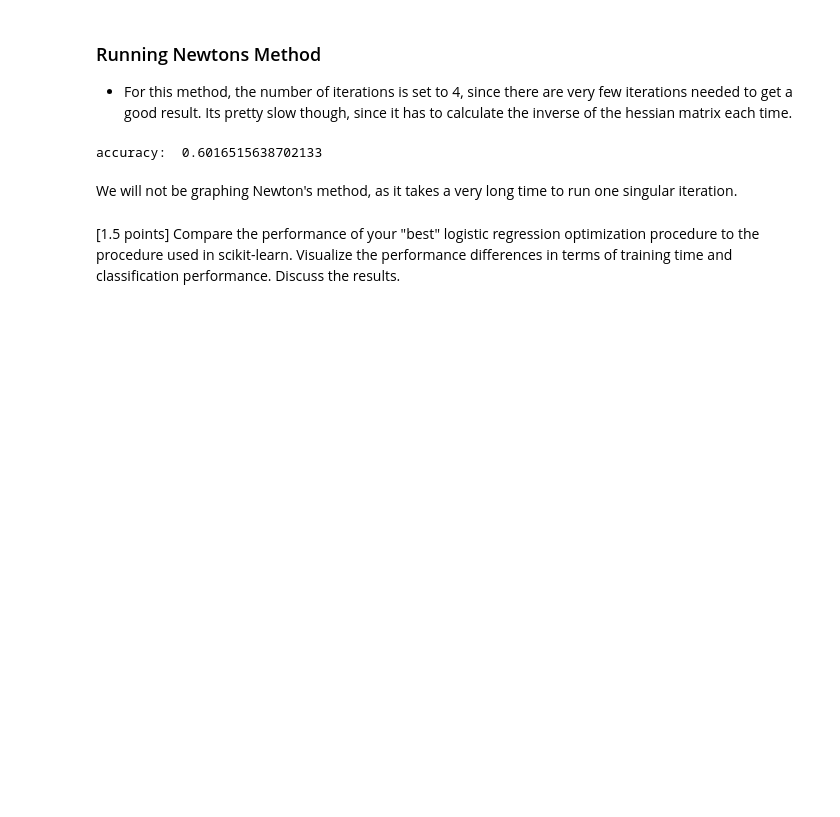
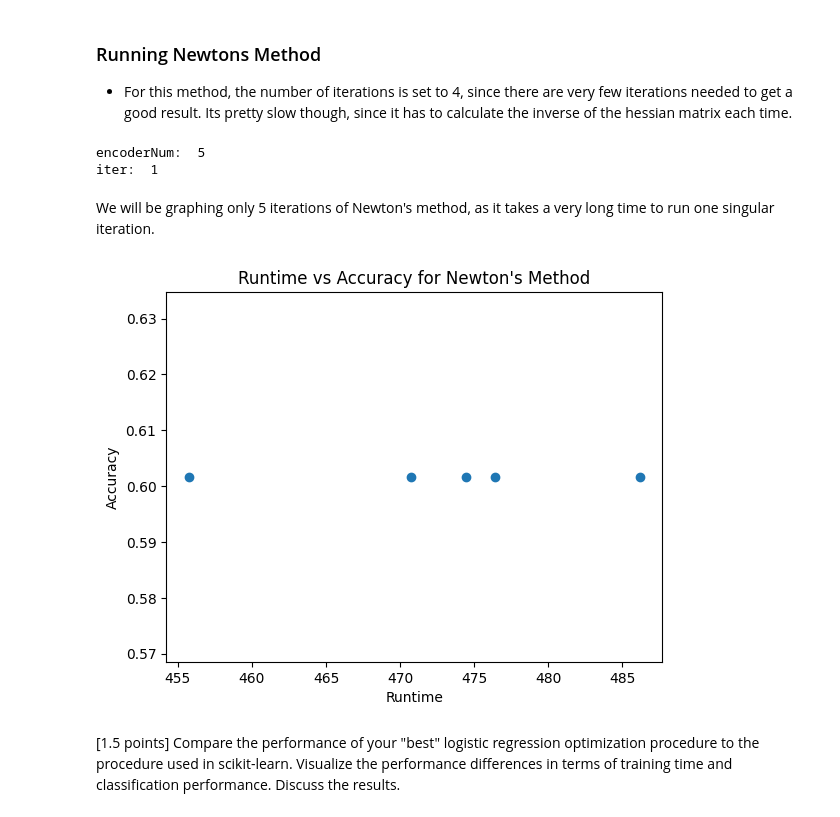
Before and after one commit to calebm00re/S22-ml03, a Jupyter notebook: notebook.ipynb, the cells around one changed output. Saved outputs shown, nothing was run; the diff lists cells and outputs as text; code cells hidden in the pictures; blank space fills up the shorter version.

Commit message:
Newton's graph uploaded. RIP my cpu

```diff
--- a/notebook.ipynb
+++ b/notebook.ipynb
@@ -818,14 +818,35 @@ plt.show()
 ### Running Newtons Method
 * For this method, the number of iterations is set to 4, since there are very few iterations needed to get a good result. Its pretty slow though, since it has to calculate the inverse of the hessian matrix each time.
 # %%
-classifier3 = LRC(learning_rate=.0001, n_iters=2, type='newton', cost=1)
-classifier3.fit(X_train, y_train)
-predictions3 = classifier3.predict(X_test)
-print("accuracy: ", classifier3.accuracy(y_test, predictions3))
+times = []
+accuracies = []
+for i in range(5):
+    classifier3 = LRC(learning_rate=.0001, n_iters=2, type='newton', cost=1)
+    strt = time.time()
+    classifier3.fit(X_train, y_train)
+    predictions3 = classifier3.predict(X_test)
+    end = time.time()
+    times.append(end - strt)
+    accuracies.append(classifier3.accuracy(y_test, predictions3))
 # %% [output]
-accuracy:  0.6016515638702133
+encoderNum:  5
+iter:  1
 # %% [markdown]
-We will not be graphing Newton's method, as it takes a very long time to run one singular iteration.
+We will be graphing only 5 iterations of Newton's method, as it takes a very long time to run one singular iteration.
+# %%
+#visualize the Newton
+# plot the data in a scatter plot
+plt.scatter(times, accuracies)
+
+# set x and y axis labels and plot title
+plt.xlabel('Runtime')
+plt.ylabel('Accuracy')
+plt.title('Runtime vs Accuracy for Newton\'s Method')
+
+# show the plot
+plt.show()
+# %% [output]
+[figure, added]
 # %% [markdown]
 [1.5 points] Compare the performance of your "best" logistic regression optimization procedure to the procedure used in scikit-learn. Visualize the performance differences in terms of training time and classification performance. Discuss the results.
 # %% [markdown]
```
